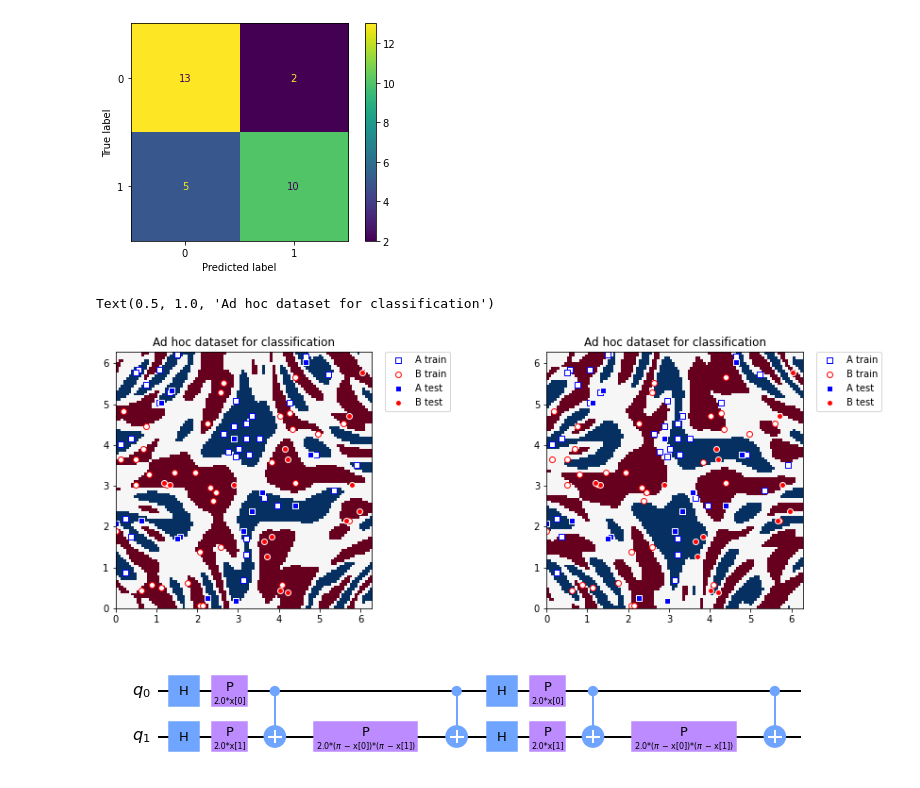
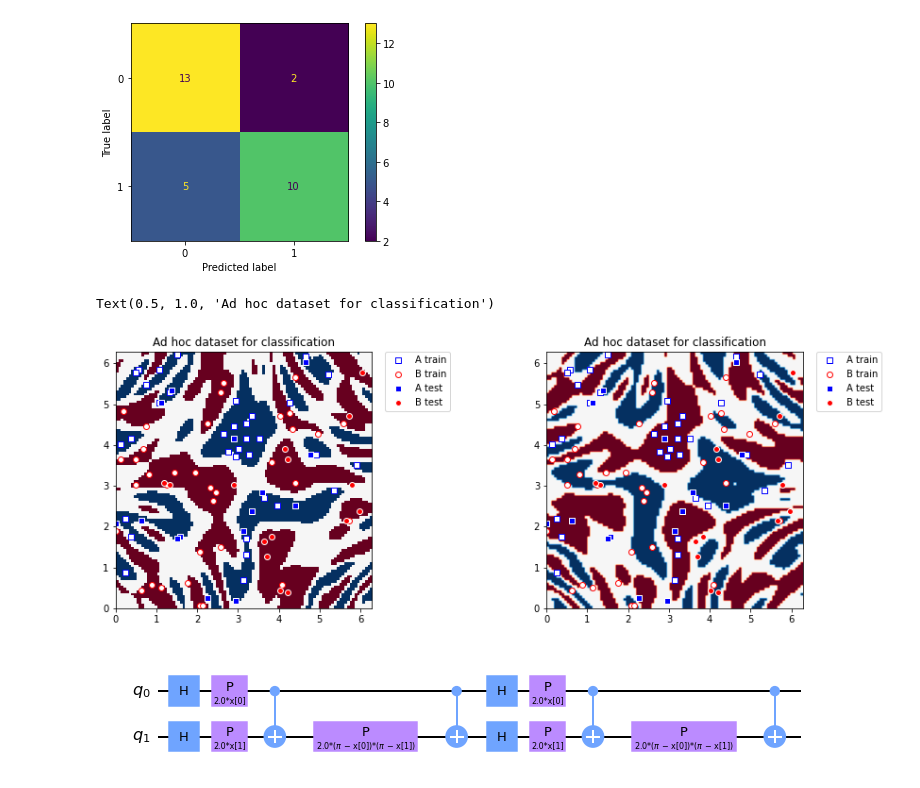
Before and after one commit to asajm/Quantum-Kernel-Method, a Jupyter notebook: QKM.ipynb, the cells around one changed output. Cells and saved outputs as stored; diff of their text form; code cells hidden in the pictures.

```diff
--- a/QKM.ipynb
+++ b/QKM.ipynb
@@ -158,8 +169,8 @@ plt.title("Ad hoc dataset for classification")
 
 plt.subplot(1, 2, 2)
 plt.imshow(
-    np.asmatrix(adhoc_total).T,
-    interpolation="nearest",
+    np.asmatrix(adhoc_total),
+#     interpolation="nearest",
 #     origin="lower",
     cmap="RdBu",
     extent=[0, 2 * np.pi, 0, 2 * np.pi],
@@ -175,34 +186,34 @@ plt.scatter(
 )
 plt.scatter(
     train_features[np.where(train_labels[:] == 1), 0],
     train_features[np.where(train_labels[:] == 1), 1],
     marker="o",
     facecolors="w",
     edgecolors="r",
     label="B train",
 )
 plt.scatter(
     test_features[np.where(test_labels[:] == 0), 0],
     test_features[np.where(test_labels[:] == 0), 1],
     marker="s",
     facecolors="b",
     edgecolors="w",
     label="A test",
 )
 plt.scatter(
     test_features[np.where(test_labels[:] == 1), 0],
     test_features[np.where(test_labels[:] == 1), 1],
     marker="o",
     facecolors="r",
     edgecolors="w",
     label="B test",
 )
 
 plt.legend(bbox_to_anchor=(1.05, 1), loc="best", borderaxespad=0.0)
 plt.title("Ad hoc dataset for classification")
 # %% [output]
 Text(0.5, 1.0, 'Ad hoc dataset for classification')
-[figure, old version]
+[figure, new version]
 # %%
 adhoc_feature_map = ZZFeatureMap(feature_dimension=adhoc_dimension, reps=2, entanglement="linear")
 sampler = Sampler()
```
Also changed, not shown: parts of 2 cells of this notebook, 2 other files.
